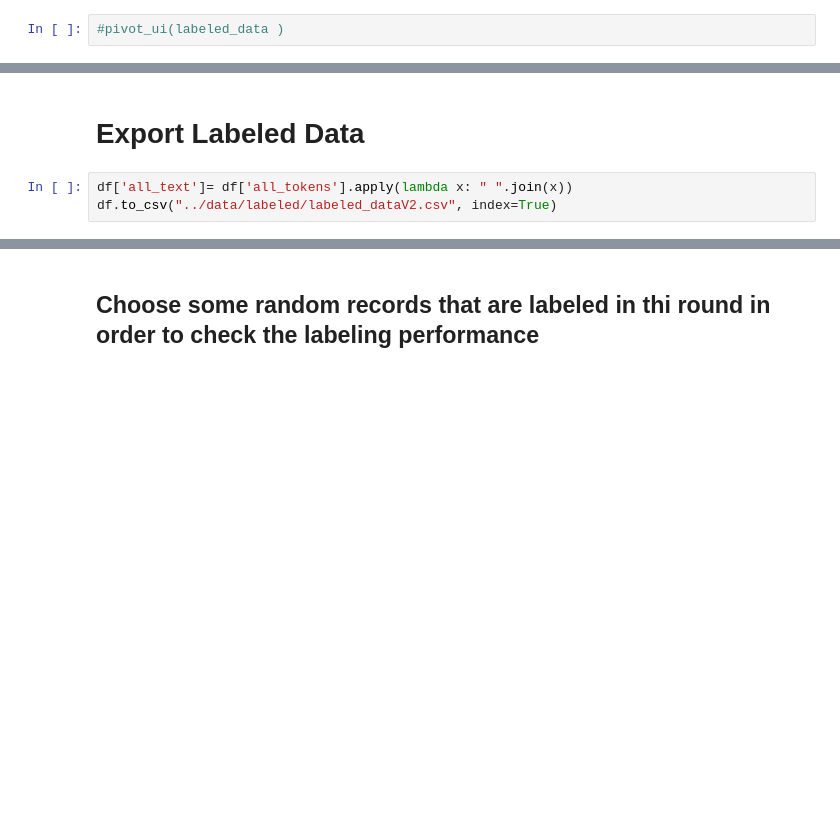
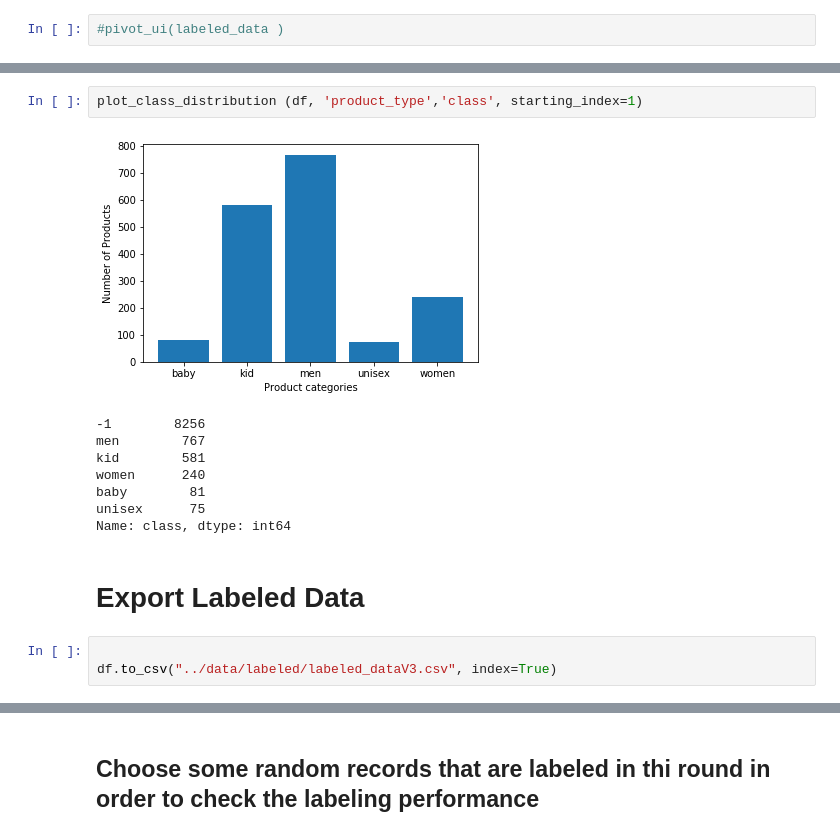
Before and after one commit to jahedpari/Product-Master, a Jupyter notebook: notebooks/Label_Data.ipynb, the cells around one changed output, grey strips where cells are left out. Cells and saved outputs as stored; diff of their text form; blank space fills up the shorter version.

```diff
--- a/notebooks/Label_Data.ipynb
+++ b/notebooks/Label_Data.ipynb
@@ -445,7 +471,18 @@ display(df)
+# %%
+plot_class_distribution (df, 'product_type','class', starting_index=1)
+# %% [output]
+[figure, added]
+-1        8256
+men        767
+kid        581
+women      240
+baby        81
+unisex      75
+Name: class, dtype: int64
 # %% [markdown]
 # Export Labeled Data
 # %%
-df['all_text']= df['all_tokens'].apply(lambda x: " ".join(x))
-df.to_csv("../data/labeled/labeled_dataV2.csv", index=True)
+
+df.to_csv("../data/labeled/labeled_dataV3.csv", index=True)
 # %%
 display(labeled_data.head())
```
Also changed, not shown: parts of 45 cells of this notebook.
